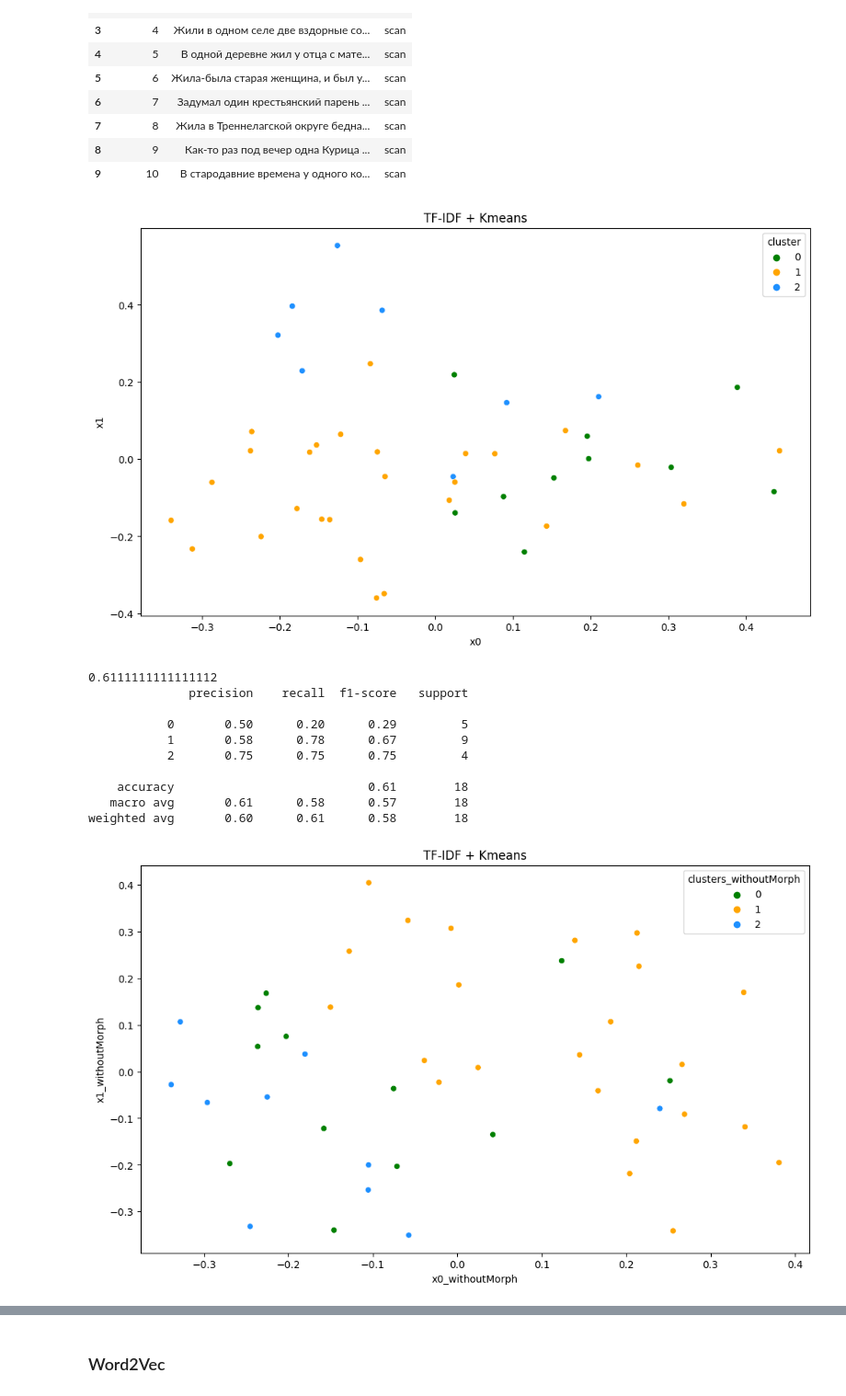
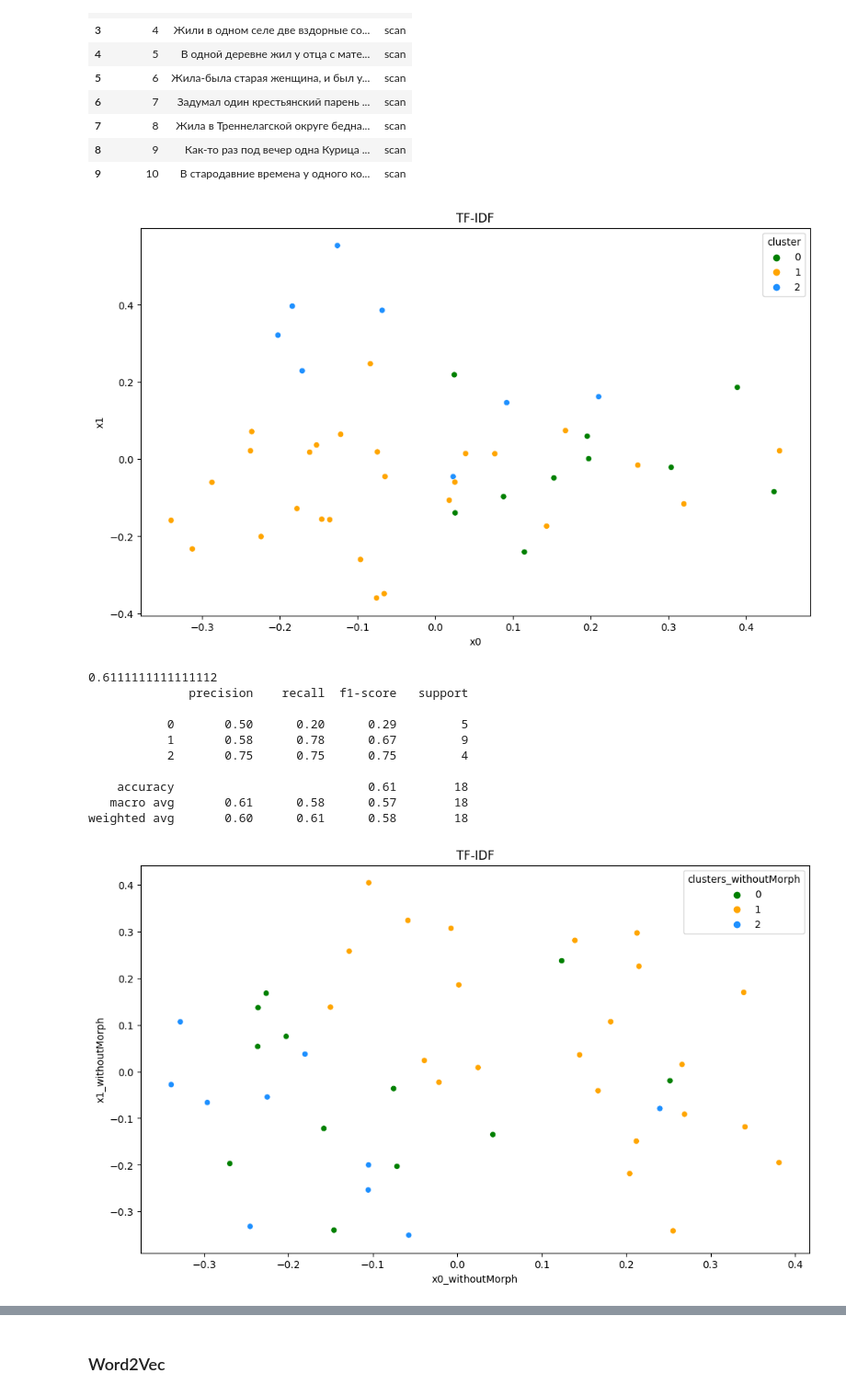
Before and after one commit to Bryanskaya/NeuroFuzzySystems, a Jupyter notebook: lab03/src/lab03.ipynb, the cells around one changed output, grey strips where cells are left out. Shown: that part at 92% size. Cells and saved outputs as stored; diff of their text form; code cells hidden in the pictures.

```diff
--- a/lab03/src/lab03.ipynb
+++ b/lab03/src/lab03.ipynb
@@ -112,36 +112,36 @@ def _pca(x, fieldX0, fieldX1, fieldCluster):
     dfFTales[fieldX1] = x1
 
     plt.figure(figsize=(12, 7))
-    plt.title("TF-IDF + Kmeans")
+    plt.title("TF-IDF")
     plt.xlabel(fieldX0)
     plt.ylabel(fieldX1)
     sns.scatterplot(data=dfFTales, x=fieldX0, y=fieldX1, hue=fieldCluster, palette=['green', 'orange', 'dodgerblue'])
     plt.show()
 
 def _calcAccuracy(x, fieldCluster):
     XVectorDf = pd.DataFrame(x.toarray())
     xTraining, xTest, yTraining, yTest = train_test_split(XVectorDf, dfFTales[fieldCluster], test_size = 0.4, random_state=42)
 
     knn = KNeighborsClassifier(n_neighbors=3, weights='distance', metric='minkowski')
     knn.fit(xTraining, yTraining)
     predictions = knn.predict(xTest).tolist()
 
     print(accuracy_score(yTest, predictions))
     print(classification_report(yTest, predictions))
 
 
 def processTfIdf(fieldData, fieldCluster, fieldX0, fieldX1):
     X = _getVectorizer(fieldData)
     _getClusters(X, fieldCluster)
     _pca(X, fieldX0, fieldX1, fieldCluster)
     _calcAccuracy(X, fieldCluster)
 
 
 
 processTfIdf('formated', 'cluster', "x0", "x1")
 processTfIdf('formated_withoutMorph', 'clusters_withoutMorph', "x0_withoutMorph", "x1_withoutMorph")
 # %% [output]
-[figure, old version]
+[figure, new version]
 0.6111111111111112
               precision    recall  f1-score   support
 
@@ -152,7 +152,7 @@ processTfIdf('formated_withoutMorph', 'clusters_withoutMorph', "x0_withoutMorph"
     accuracy                           0.61        18
    macro avg       0.61      0.58      0.57        18
 weighted avg       0.60      0.61      0.58        18
-[figure, old version]
+[figure, new version]
 0.6666666666666666
               precision    recall  f1-score   support
 
```
Also changed, not shown: parts of 15 cells of this notebook, 1 other file.
